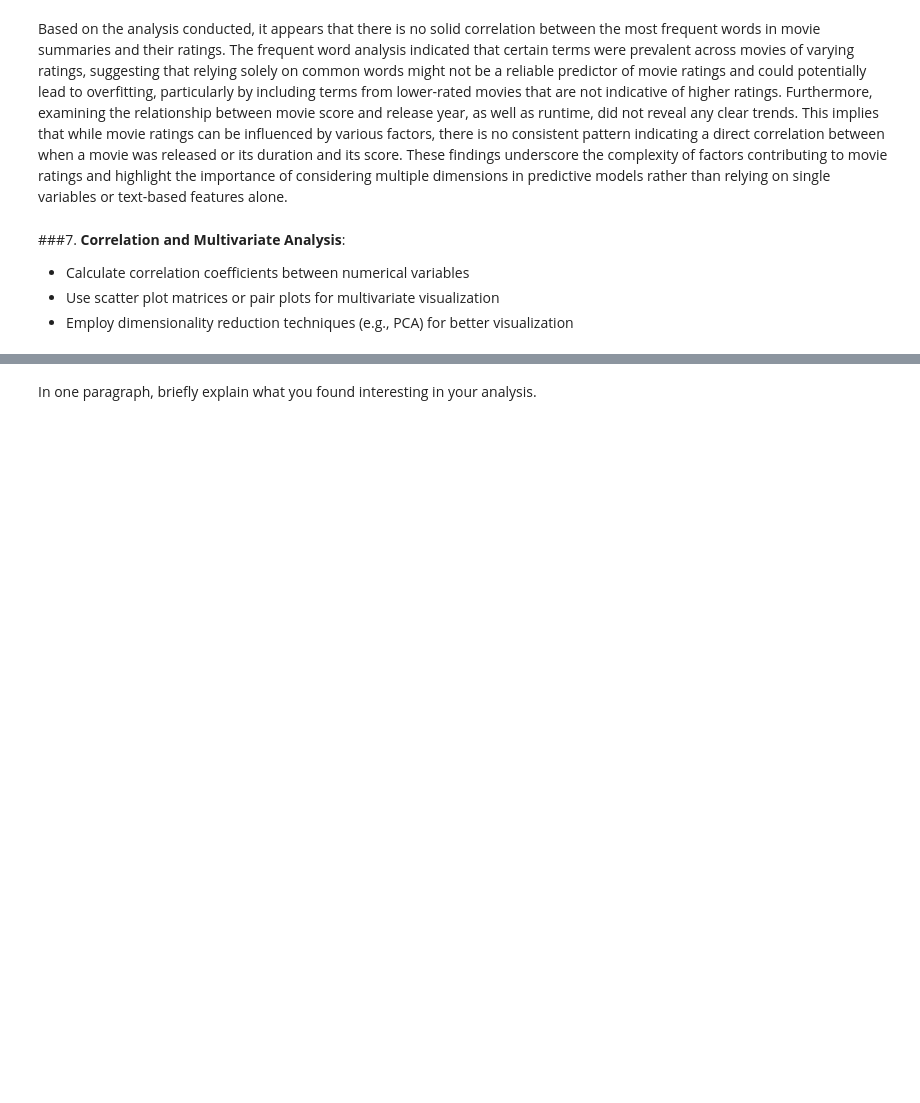
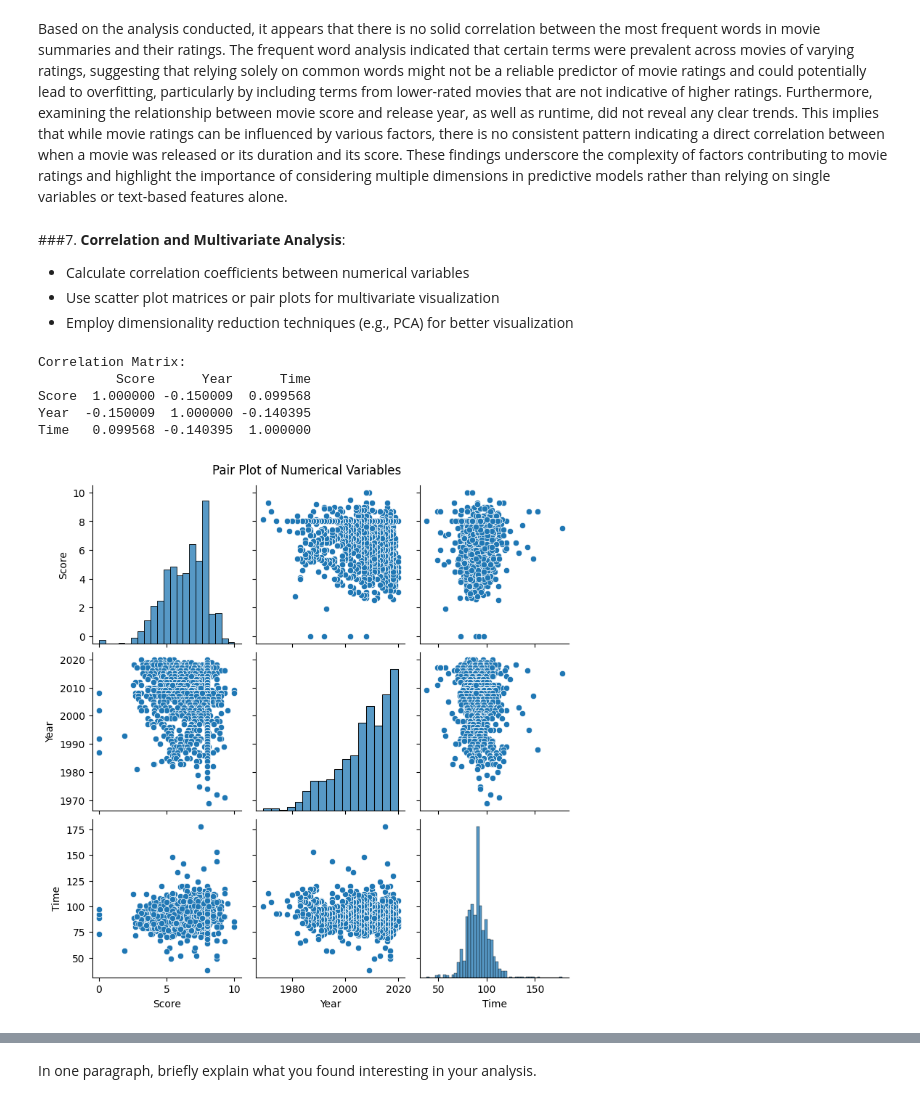
Before and after one commit to ArshiaYousefnia/AI-S2024-Project, a Jupyter notebook: AI_NLP_Project_Spring2024_Student_Version.ipynb, the cells around one changed output, grey strips where cells are left out. Cells and saved outputs as stored; diff of their text form; code cells hidden in the pictures; blank space fills up the shorter version.

```diff
--- a/AI_NLP_Project_Spring2024_Student_Version.ipynb
+++ b/AI_NLP_Project_Spring2024_Student_Version.ipynb
@@ -993,6 +984,8 @@ Based on the analysis conducted, it appears that there is no solid correlation b
    - Employ dimensionality reduction techniques (e.g., PCA) for better visualization
 # %%
 # Feel free to add any desired methods to the class below this is a suggestion.
+from sklearn.preprocessing import StandardScaler
+from sklearn.decomposition import PCA
 
 class MultivariateAnalysis:
     def __init__(self, df):
@@ -1013,7 +1006,10 @@ class MultivariateAnalysis:
         2. Calculate the correlation matrix between the numerical columns.
         3. Print the correlation matrix.
         """
-        pass
+        numerical_df = self.df[numerical_cols]
+        correlation_matrix = numerical_df.corr()
+        print("Correlation Matrix:")
+        print(correlation_matrix)
 
     def visualize_multivariate(self, numerical_cols):
         """
@@ -1031,7 +1027,10 @@ class MultivariateAnalysis:
         3. Set appropriate titles and labels for the plot.
         4. Display the plot.
         """
-        pass
+        numerical_df = self.df[numerical_cols]
+        sns.pairplot(numerical_df)
+        plt.suptitle('Pair Plot of Numerical Variables', y=1.02)
+        plt.show()
 
     def dimensionality_reduction(self, numerical_cols, target_column=None):
         """
@@ -1040,33 +1039,69 @@ class MultivariateAnalysis:
         Args:
             numerical_cols (list): A list of column names containing numerical data.
             target_column (str, optional): The column name containing the target variable (if applicable).
 
         Returns:
             None (displays the dimensionality-reduced plot)
 
         TODO:
         1. Select the numerical columns from the DataFrame.
         2. Perform standardization on the numerical data.
         3. Apply Principal Component Analysis (PCA) or another dimensionality reduction technique.
         4. If a target_column is provided, color the data points based on the target variable.
         5. Create a scatter plot for the first two principal components.
         6. Set appropriate titles and labels for the plot.
         7. Display the plot.
         """
-        pass
+        numerical_df = self.df[numerical_cols]
+
+        numerical_df = numerical_df.fillna(numerical_df.mean())
+
+        # Standardize the data
+        scaler = StandardScaler()
+        numerical_df_scaled = scaler.fit_transform(numerical_df)
+        # Apply PCA
+        pca = PCA(n_components=2)
+        principal_components = pca.fit_transform(numerical_df_scaled)
+        principal_df = pd.DataFrame(data=principal_components, columns=['PC1', 'PC2'])
+
+        # Plotting
+        plt.figure(figsize=(10, 6))
+        if target_column:
+            targets = self.df[target_column]
+            plt.scatter(principal_df['PC1'], principal_df['PC2'], c=targets, cmap='viridis', alpha=0.8)
+            plt.colorbar(label=target_column)
+        else:
+            plt.scatter(principal_df['PC1'], principal_df['PC2'], alpha=0.8)
+
+        plt.title('PCA: Dimensionality Reduction')
+        plt.xlabel('Principal Component 1')
+        plt.ylabel('Principal Component 2')
+        plt.grid(True)
+        plt.show()
 
 # Example usage
-numerical_cols = []
-target_column = 'Rating' # This is a suggestion feel free to try other targets as well.
+numerical_cols = ["Score", "Year", "Time"]
+target_column = "Score" # This is a suggestion feel free to try other targets as well.
 
 # Assuming you have a pandas DataFrame named 'df'
 multivariate_analysis = MultivariateAnalysis(df)
 
 # TODO: Call the calculate_correlations method with the numerical_cols list
 # multivariate_analysis.calculate_correlations(numerical_cols)
+multivariate_analysis.calculate_correlations(numerical_cols)
 
 # TODO: Call the visualize_multivariate method with the numerical_cols list
 # multivariate_analysis.visualize_multivariate(numerical_cols)
+multivariate_analysis.visualize_multivariate(numerical_cols)
 
 # TODO: Call the dimensionality_reduction method with the numerical_cols list and target_column
 # multivariate_analysis.dimensionality_reduction(numerical_cols, target_column)
+numerical_cols = ["Year", "Time"]
+multivariate_analysis.dimensionality_reduction(numerical_cols, target_column)
+# %% [output]
+Correlation Matrix:
+          Score      Year      Time
+Score  1.000000 -0.150009  0.099568
+Year  -0.150009  1.000000 -0.140395
+Time   0.099568 -0.140395  1.000000
+[figure, added]
```
Also changed, not shown: parts of 23 cells of this notebook.
